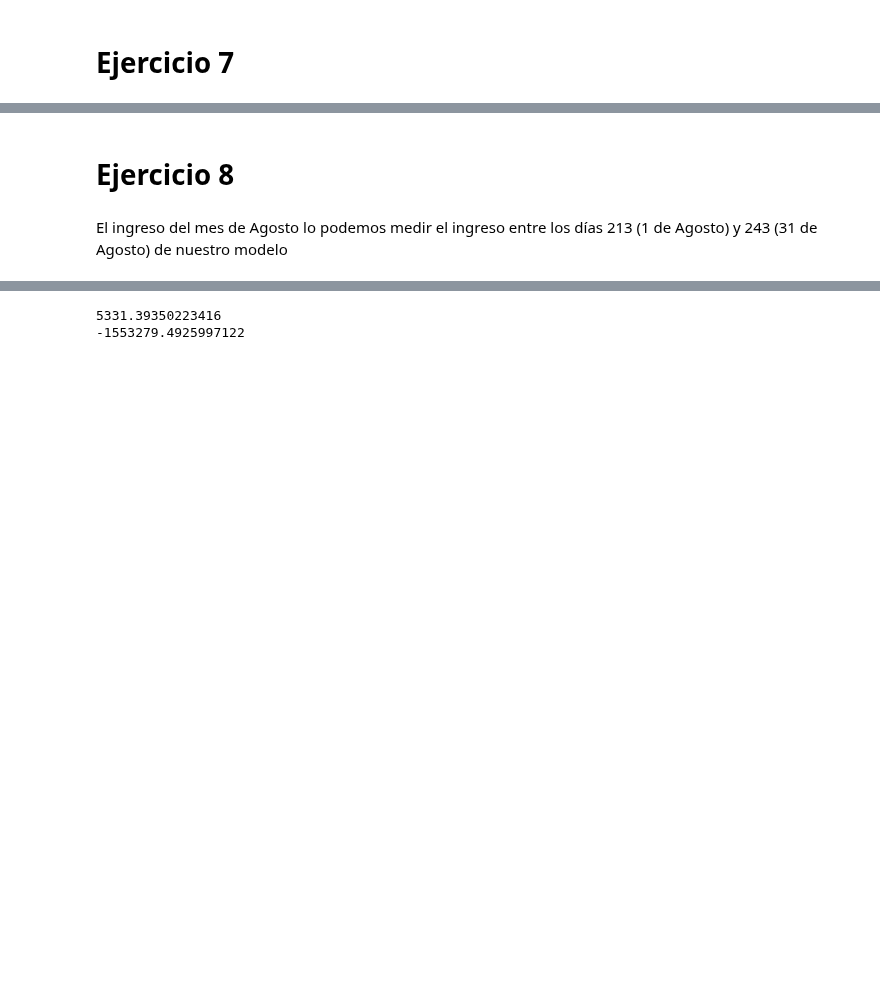
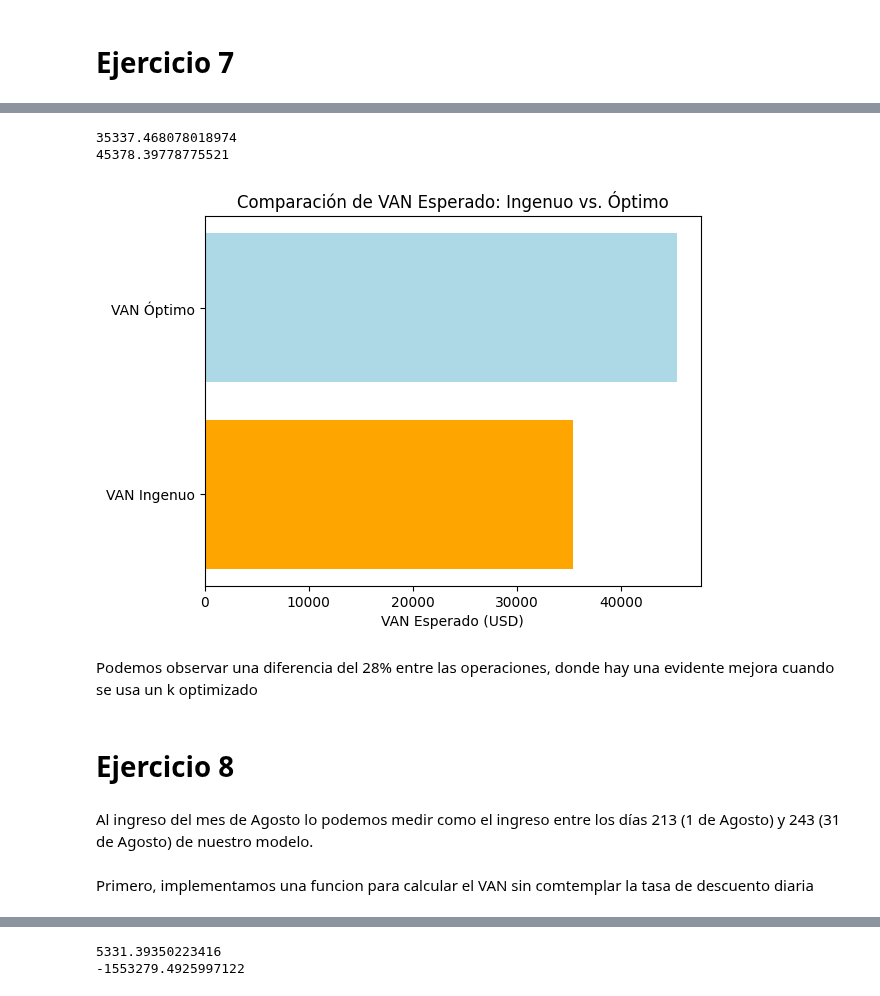
Before and after one commit to MarianoSanson/tp-viento, a Jupyter notebook: viento.ipynb, the cells around one changed output, grey strips where cells are left out. Drawn from its saved outputs; the diff is of its cells as text; code cells hidden in the pictures; blank space fills up the shorter version.

```diff
--- a/viento.ipynb
+++ b/viento.ipynb
@@ -480,10 +481,9 @@ def VAN_esperado(k, N, T):
 
         simulaciones_regionales.append(VAN_norte + VAN_sur)
 
-        VAN_esperado = np.mean(simulaciones_regionales)
-        res = (VAN_esperado, k)
+    VAN_esperado = np.mean(simulaciones_regionales)
 
-    return(res)
+    return VAN_esperado
 # %% [markdown]
 El error de estimación del VAN esperado se calcula en dos pasos:
 
@@ -592,7 +559,42 @@ plt.show()
+# %%
+k_optimo = 7.9
+k_ingenuo = 10000
+N_iter = 10000
+
+VAN_esperado_ingenuo = VAN_esperado(k_ingenuo, N_iter, 365)
+VAN_esperado_optimo = VAN_esperado(k_optimo, N_iter, 365)
+
+print(VAN_esperado_ingenuo)
+print(VAN_esperado_optimo)
+# %% [output]
+35337.468078018974
+45378.39778775521
+# %%
+# Nombres de las categorías
+categorias = ['VAN Ingenuo', 'VAN Óptimo']
+
+# Colores correspondientes a cada barra
+colores = ['orange', 'lightblue']
+
+# Crear gráfico de barras horizontal
+plt.barh(categorias, [VAN_esperado_ingenuo, VAN_esperado_optimo], color=colores)
+
+# Añadir etiquetas
+plt.xlabel('VAN Esperado (USD)')
+plt.title('Comparación de VAN Esperado: Ingenuo vs. Óptimo')
+
+# Mostrar gráfico
+plt.show()
+# %% [output]
+[figure, added]
+# %% [markdown]
+Podemos observar una diferencia del 28% entre las operaciones, donde hay una evidente mejora cuando se usa un k optimizado
 # %% [markdown]
 # Ejercicio 8
 # %% [markdown]
-El ingreso del mes de Agosto lo podemos medir el ingreso entre los días 213 (1 de Agosto) y 243 (31 de Agosto) de nuestro modelo
+Al ingreso del mes de Agosto lo podemos medir como el ingreso entre los días 213 (1 de Agosto) y 243 (31 de Agosto) de nuestro modelo.
+# %% [markdown]
+Primero, implementamos una funcion para calcular el VAN sin comtemplar la tasa de descuento diaria
 # %%
 def calcular_VAN_sin_descuento(T, viento, k):
     delta = 1/T
```
Also changed, not shown: parts of 37 cells of this notebook.
